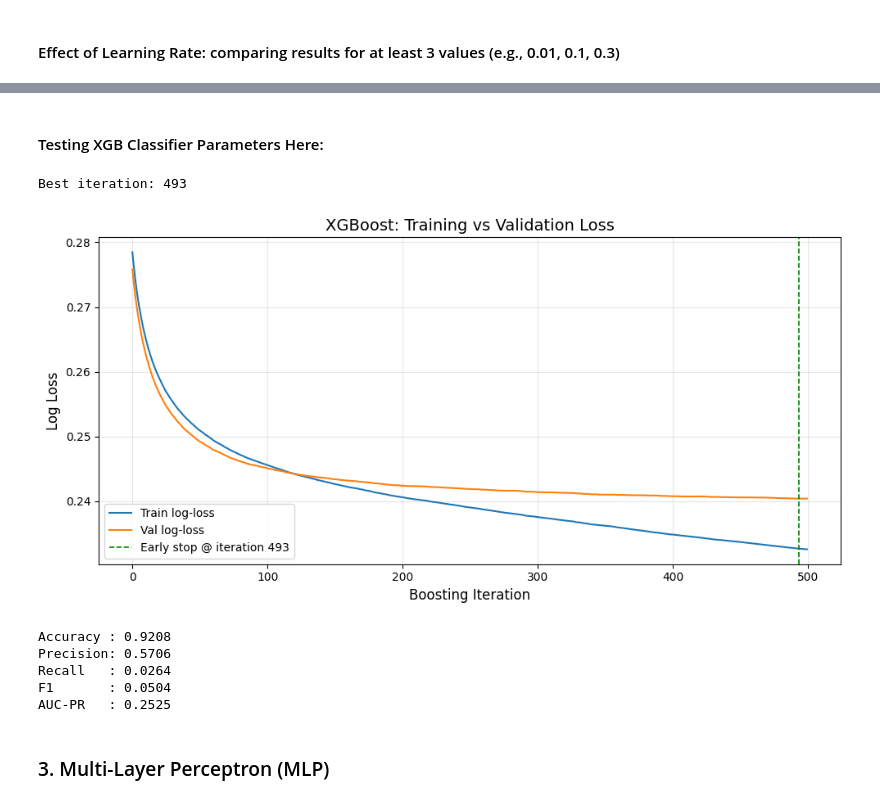
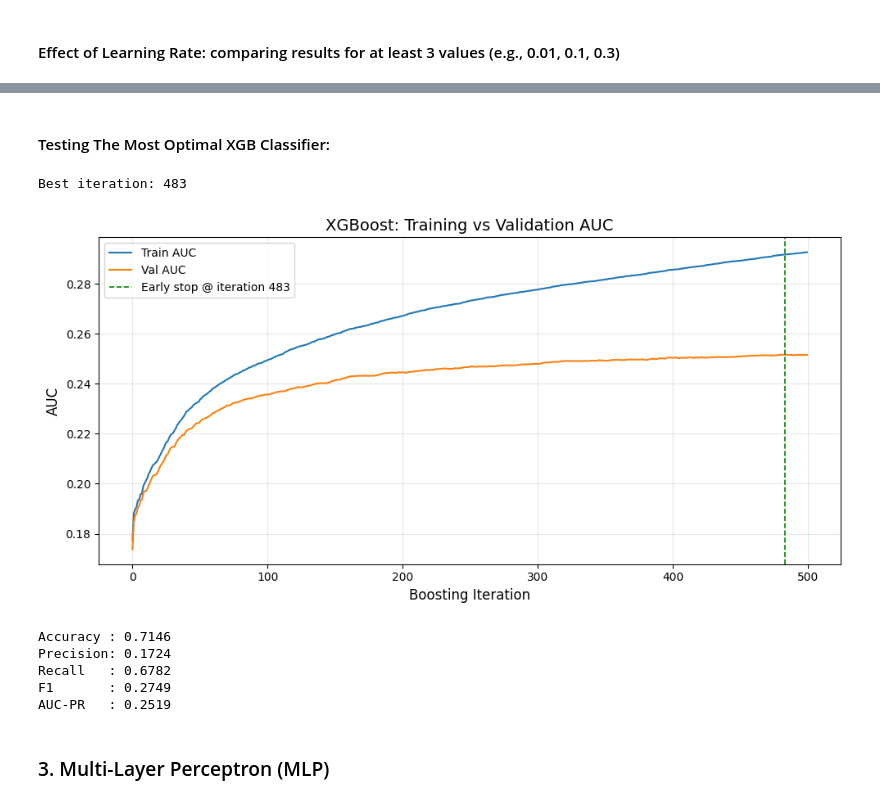
Before and after one commit to shanewang09/applied-ml, a Jupyter notebook: homework2/AppliedML_HW2_tsw2134.ipynb, the cells around one changed output, grey strips where cells are left out. Saved outputs shown, nothing was run; the diff lists cells and outputs as text; code cells hidden in the pictures.

```diff
--- a/homework2/AppliedML_HW2_tsw2134.ipynb
+++ b/homework2/AppliedML_HW2_tsw2134.ipynb
@@ -441,62 +444,72 @@ plt.show()
 # %% [markdown]
-#### Testing XGB Classifier Parameters Here:
+#### Testing The Most Optimal XGB Classifier:
 # %%
+# Note that the above ALL have a low F1 score because it's an unbalanced data. Here, we fix it. Instead of pursuing high accuracy
+# and end up with a low F1 score, we try to scale it so that TARGET=1 have higher weight
+
+neg = (y_train == 0).sum()
+pos = (y_train == 1).sum()
+spw = neg / pos # this is an unbalanced data set, so we need this
+
 xgb_model = XGBClassifier(
     n_estimators=500,
     learning_rate=0.05,
     max_depth=4,
     subsample=0.8,
-    reg_alpha=0,
-    reg_lambda=1,
+    scale_pos_weight=spw,
     objective='binary:logistic',
-    eval_metric='logloss',
+    eval_metric='aucpr',
     early_stopping_rounds=30,
     random_state=42,
     n_jobs=-1
 )
+
+start = time.time()
 
 xgb_model.fit(
     X_train, y_train,
     eval_set=[(X_train, y_train), (X_validation, y_validation)],
     verbose=False
 )
 
+gbdt_train_time = time.time() - start
+
 print(f"Best iteration: {xgb_model.best_iteration}")
 
 results = xgb_model.evals_result()
-train_loss = results['validation_0']['logloss']
-val_loss   = results['validation_1']['logloss']
+train_loss = results['validation_0']['aucpr']
+val_loss   = results['validation_1']['aucpr']
 best_iter  = xgb_model.best_iteration
 
 fig, ax = plt.subplots(figsize=(10, 5))
-ax.plot(train_loss, label='Train log-loss', linewidth=1.5)
-ax.plot(val_loss,   label='Val log-loss',   linewidth=1.5)
+ax.plot(train_loss, label='Train AUC', linewidth=1.5)
+ax.plot(val_loss,   label='Val AUC',   linewidth=1.5)
 ax.axvline(x=best_iter, color='green', linestyle='--', linewidth=1.2,
            label=f'Early stop @ iteration {best_iter}')
 ax.set_xlabel('Boosting Iteration', fontsize=12)
-ax.set_ylabel('Log Loss', fontsize=12)
-ax.set_title('XGBoost: Training vs Validation Loss', fontsize=14)
+ax.set_ylabel('AUC', fontsize=12)
+ax.set_title('XGBoost: Training vs Validation AUC', fontsize=14)
 ax.legend(fontsize=10)
 ax.grid(True, alpha=0.3)
 plt.tight_layout()
 plt.savefig('gbdt_loss_curve.png', dpi=150)
 plt.show()
 
 y_pred  = xgb_model.predict(X_validation)
 y_proba = xgb_model.predict_proba(X_validation)[:, 1]
 print(f"Accuracy : {accuracy_score(y_validation, y_pred):.4f}")
 print(f"Precision: {precision_score(y_validation, y_pred, zero_division=0):.4f}")
 print(f"Recall   : {recall_score(y_validation, y_pred, zero_division=0):.4f}")
 print(f"F1       : {f1_score(y_validation, y_pred, zero_division=0):.4f}")
 print(f"AUC-PR   : {average_precision_score(y_validation, y_proba):.4f}")
 # %% [output]
-Best iteration: 493
+Best iteration: 483
-[figure, old version]
+[figure, new version]
-Accuracy : 0.9208
-Precision: 0.5706
-Recall   : 0.0264
-F1       : 0.0504
-AUC-PR   : 0.2525
+Accuracy : 0.7146
+Precision: 0.1724
+Recall   : 0.6782
+F1       : 0.2749
+AUC-PR   : 0.2519
 # %% [markdown]
 ### 3. Multi-Layer Perceptron (MLP)
 # %% [markdown]
```
Also changed, not shown: parts of 11 cells of this notebook.
